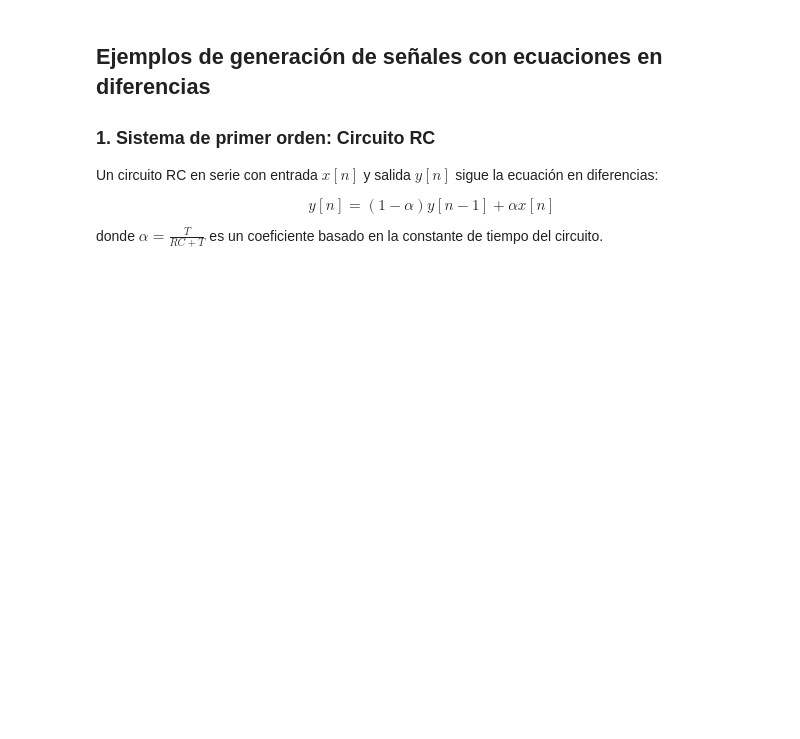
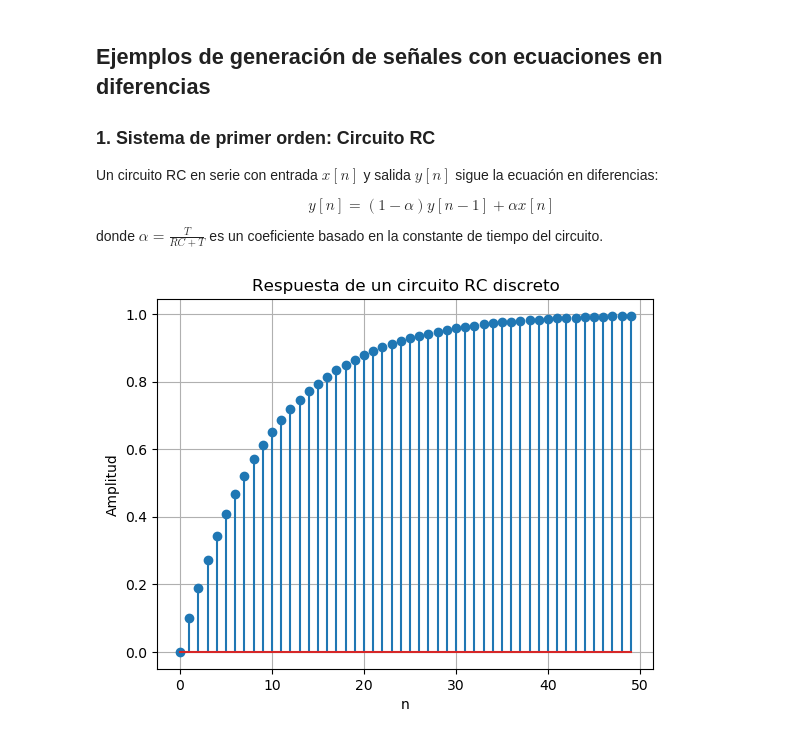
Before and after one commit to pablocarb/ari-notebooks, a Jupyter notebook: T2_au.ipynb, the cells around one changed output. Drawn from its saved outputs; the diff is of its cells as text; code cells hidden in the pictures; blank space fills up the shorter version.

```diff
--- a/T2_au.ipynb
+++ b/T2_au.ipynb
@@ -92,3 +92,27 @@ y[n] = (1 - \alpha) y[n-1] + \alpha x[n]
 $$
 
 donde $ \alpha = \frac{T}{RC + T} $ es un coeficiente basado en la constante de tiempo del circuito.
+# %%
+import numpy as np
+import matplotlib.pyplot as plt
+
+# Parámetros
+a = 0.1  # Coeficiente del sistema
+N = 50  # Número de muestras
+x = np.ones(N)  # Entrada escalón unitario
+y = np.zeros(N)  # Inicialización de la salida
+
+# Ecuación en diferencias
+y[0] = 0  # Condición inicial
+for n in range(1, N):
+    y[n] = (1 - a) * y[n-1] + a * x[n]
+
+# Graficar
+plt.stem(range(N), y, use_line_collection=True)
+plt.title("Respuesta de un circuito RC discreto")
+plt.xlabel("n")
+plt.ylabel("Amplitud")
+plt.grid()
+plt.show()
+# %% [output]
+[figure, added]
```
Also changed, not shown: parts of 9 cells of this notebook.
